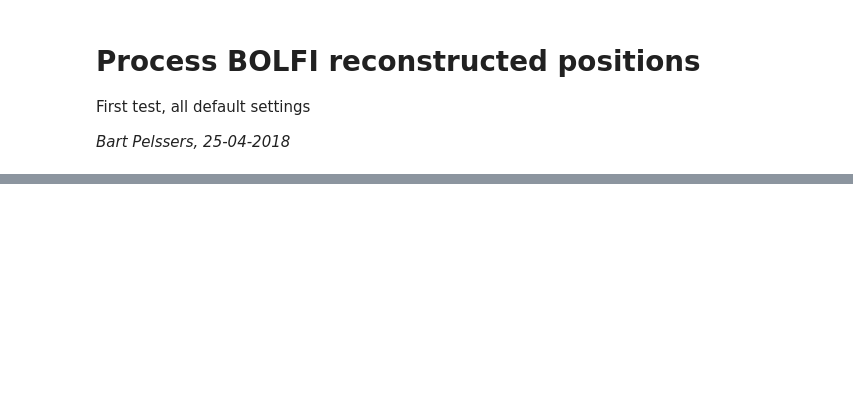
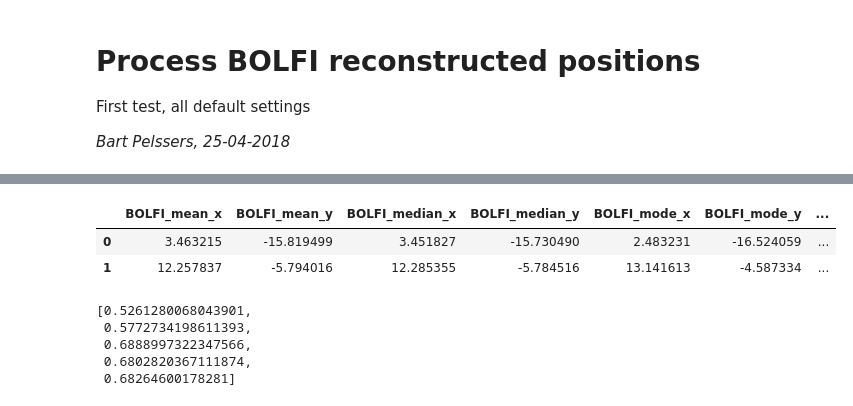
Before and after one commit to dbarg/helsinki_stockholm_collaboration, a Jupyter notebook: process_BOLFI_output.ipynb, the cells around one changed output, grey strips where cells are left out. Drawn from its saved outputs; the diff is of its cells as text; code cells hidden in the pictures; blank space fills up the shorter version.

```diff
--- a/process_BOLFI_output.ipynb
+++ b/process_BOLFI_output.ipynb
@@ -63,0 +93,6 @@ plt.show()
+# %%
+df.head()
+# %% [output]
+|  | BOLFI_mean_x | BOLFI_mean_y | BOLFI_median_x | BOLFI_median_y | BOLFI_mode_x | BOLFI_mode_y | ... |
+| 0 | 3.463215 | -15.819499 | 3.451827 | -15.730490 | 2.483231 | -16.524059 | ... |
+| 1 | 12.257837 | -5.794016 | 12.285355 | -5.784516 | 13.141613 | -4.587334 | ... |
@@ -63,0 +113,8 @@ plt.show()
+# %%
+bin_means['PosRecTopPatternFit']
+# %% [output]
+[0.5261280068043901,
+ 0.5772734198611393,
+ 0.6888997322347566,
+ 0.6802820367111874,
+ 0.68264600178281]
```
Also changed, not shown: parts of 14 cells of this notebook.
